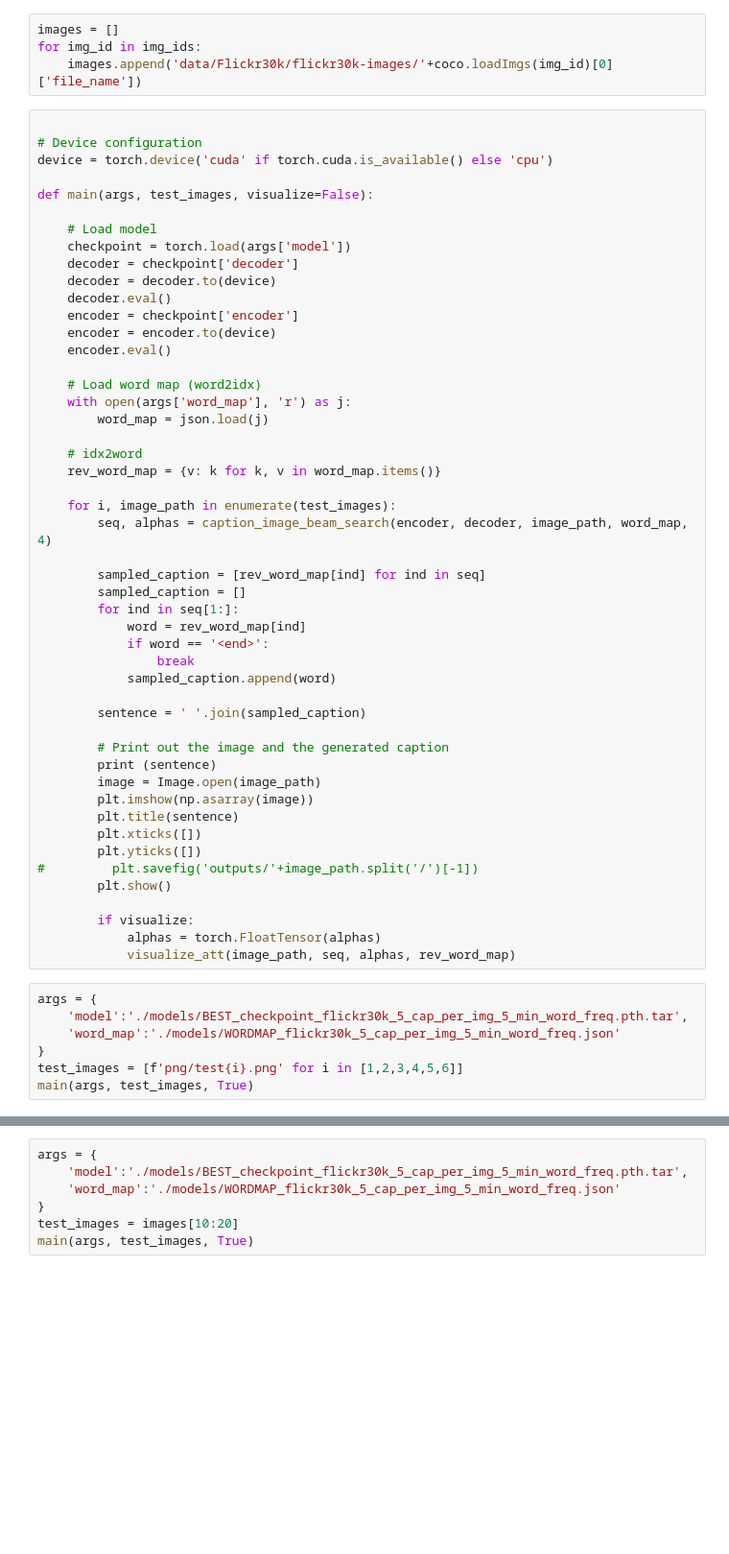
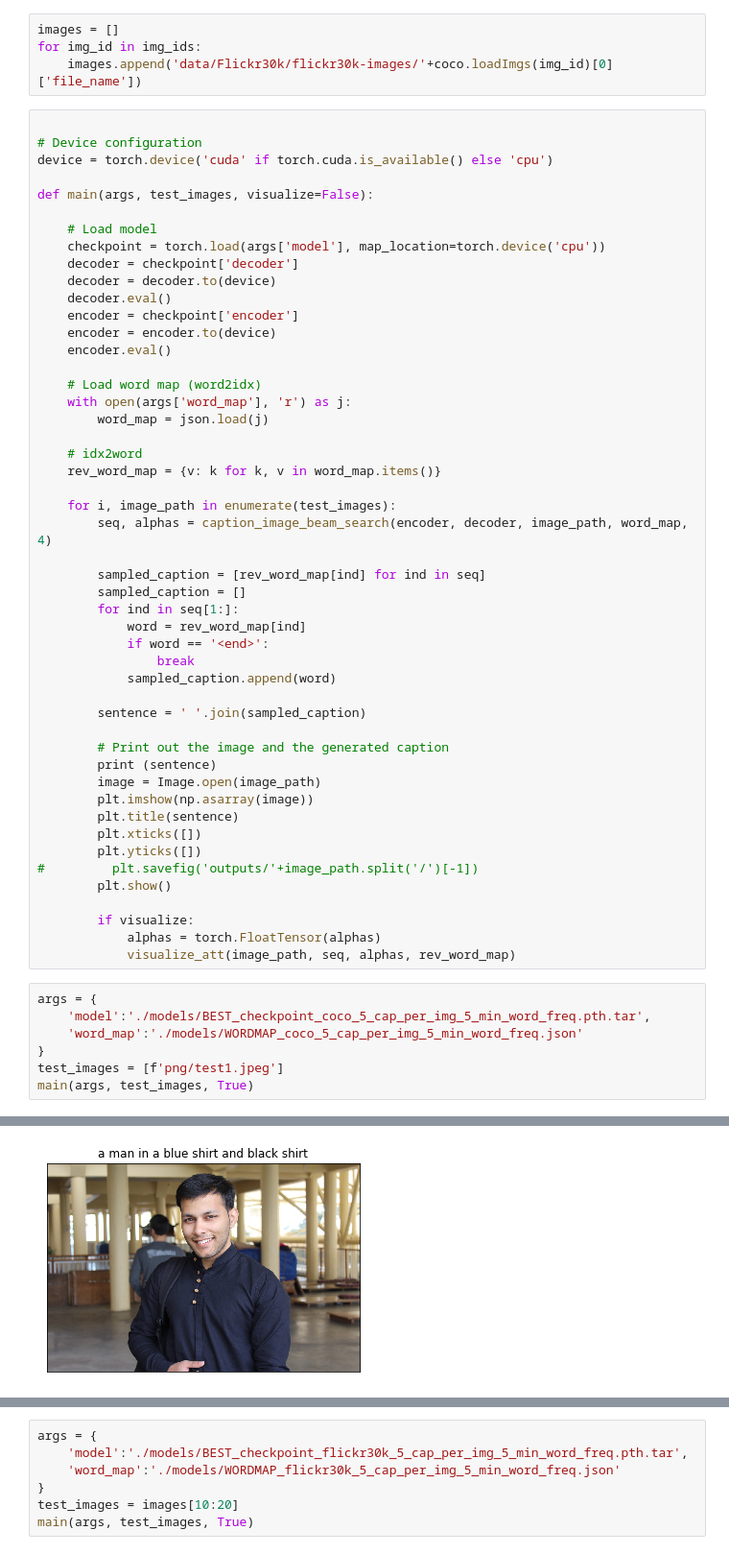
Before and after one commit to anubhavshrimal/Attention-Beam-Image-Captioning, a Jupyter notebook: Caption-Sample-Images.ipynb, the cells around one changed output, grey strips where cells are left out. Shown at 96% size. Saved outputs shown, nothing was run; the diff lists cells and outputs as text; blank space fills up the shorter version.

Commit message:
feat: Add Caption sample images ipynb

```diff
--- a/Caption-Sample-Images.ipynb
+++ b/Caption-Sample-Images.ipynb
@@ -29,7 +29,7 @@ device = torch.device('cuda' if torch.cuda.is_available() else 'cpu')
 def main(args, test_images, visualize=False):
 
     # Load model
-    checkpoint = torch.load(args['model'])
+    checkpoint = torch.load(args['model'], map_location=torch.device('cpu'))
     decoder = checkpoint['decoder']
     decoder = decoder.to(device)
     decoder.eval()
@@ -72,8 +72,9 @@ def main(args, test_images, visualize=False):
             visualize_att(image_path, seq, alphas, rev_word_map)
 # %%
 args = {
-    'model':'./models/BEST_checkpoint_flickr30k_5_cap_per_img_5_min_word_freq.pth.tar',
-    'word_map':'./models/WORDMAP_flickr30k_5_cap_per_img_5_min_word_freq.json'
+    'model':'./models/BEST_checkpoint_coco_5_cap_per_img_5_min_word_freq.pth.tar',
+    'word_map':'./models/WORDMAP_coco_5_cap_per_img_5_min_word_freq.json'
 }
-test_images = [f'png/test{i}.png' for i in [1,2,3,4,5,6]]
+test_images = [f'png/test1.jpeg']
 main(args, test_images, True)
+# %% [output]
@@ -79,0 +82 @@ main(args, test_images, True)
+[figure, added]
```
Also changed, not shown: parts of 1 cell of this notebook.
